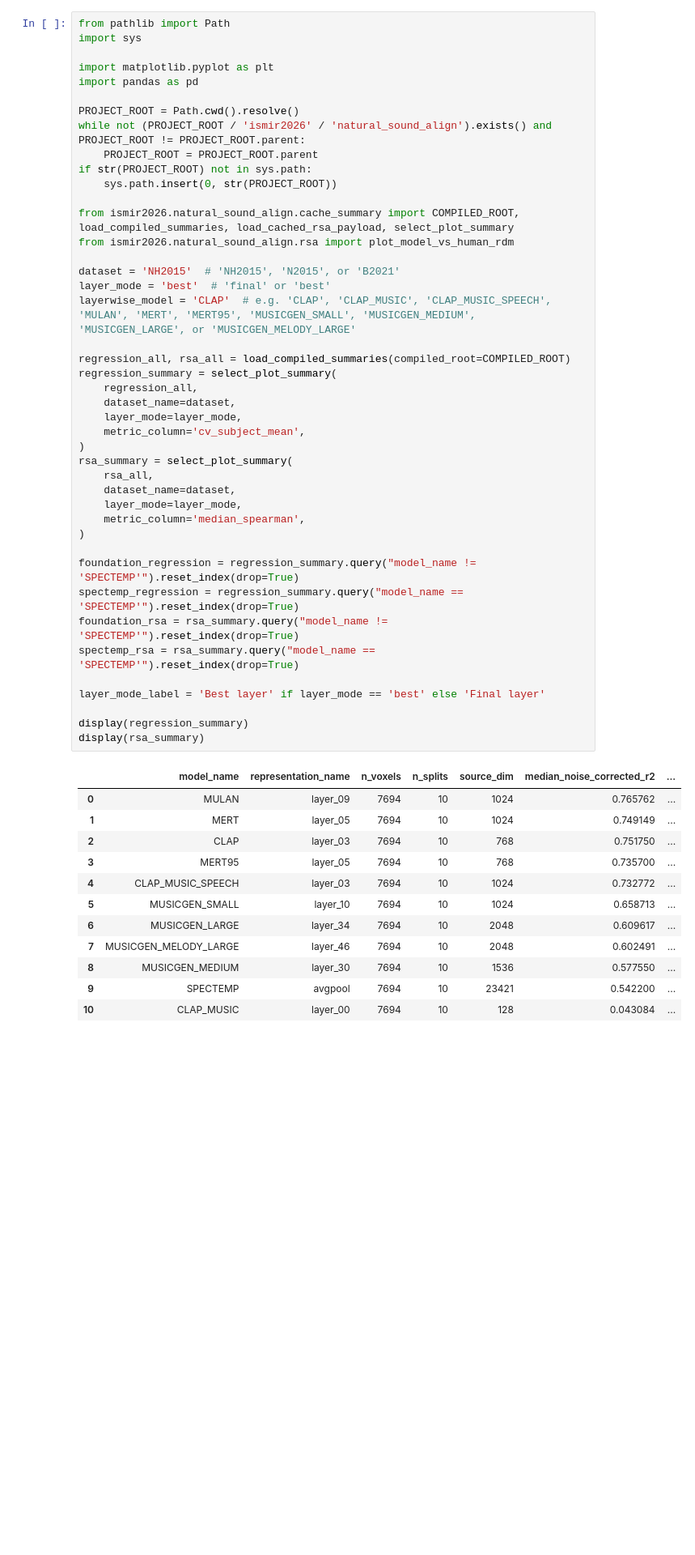
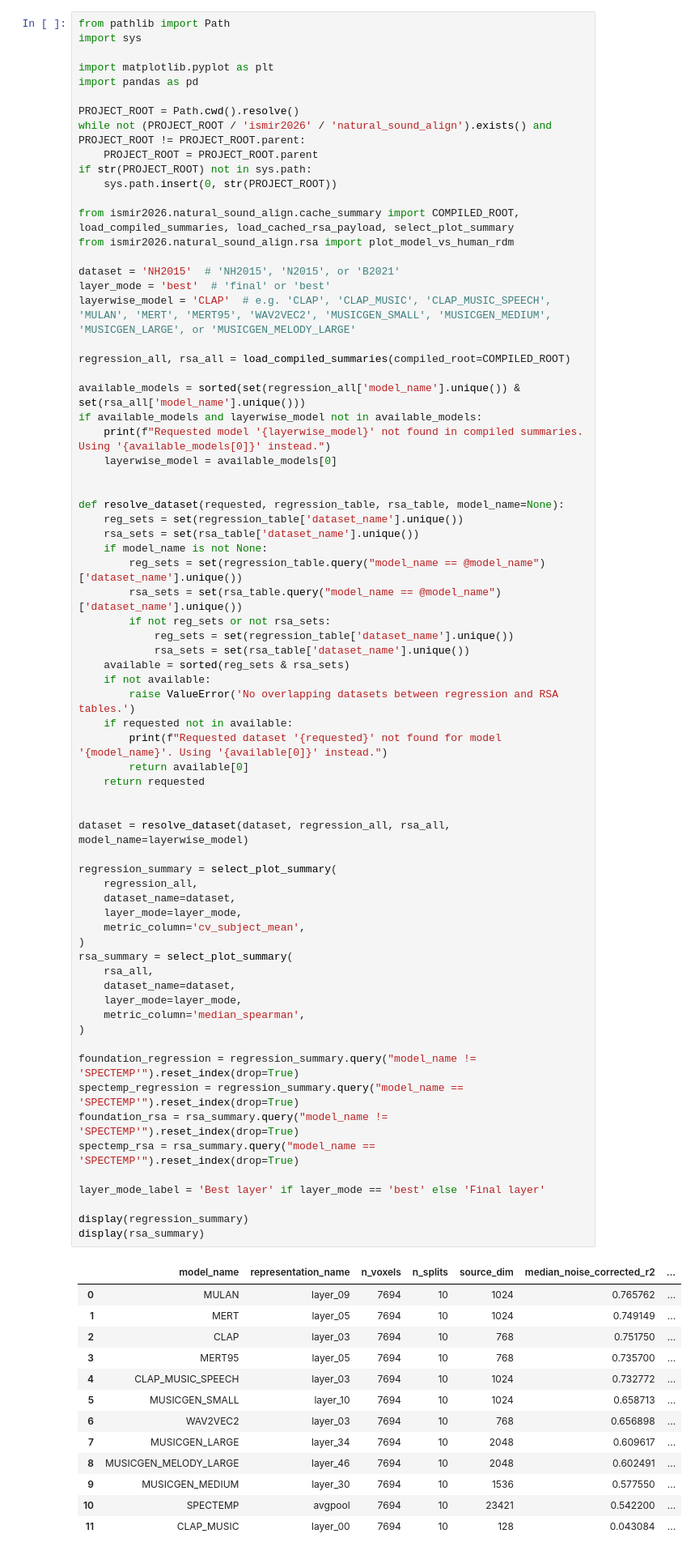
Before and after one commit to Hyunjae-Kim/music-brain-alignment, a Jupyter notebook: natural_sound_align/summary_plot.ipynb, the cells around one changed output. Shown at 81% size. Cells and saved outputs as stored; diff of their text form; blank space fills up the shorter version.

```diff
--- a/natural_sound_align/summary_plot.ipynb
+++ b/natural_sound_align/summary_plot.ipynb
@@ -20,41 +20,69 @@ from ismir2026.natural_sound_align.rsa import plot_model_vs_human_rdm
 
 dataset = 'NH2015'  # 'NH2015', 'N2015', or 'B2021'
 layer_mode = 'best'  # 'final' or 'best'
-layerwise_model = 'CLAP'  # e.g. 'CLAP', 'CLAP_MUSIC', 'CLAP_MUSIC_SPEECH', 'MULAN', 'MERT', 'MERT95', 'MUSICGEN_SMALL', 'MUSICGEN_MEDIUM', 'MUSICGEN_LARGE', or 'MUSICGEN_MELODY_LARGE'
+layerwise_model = 'CLAP'  # e.g. 'CLAP', 'CLAP_MUSIC', 'CLAP_MUSIC_SPEECH', 'MULAN', 'MERT', 'MERT95', 'WAV2VEC2', 'MUSICGEN_SMALL', 'MUSICGEN_MEDIUM', 'MUSICGEN_LARGE', or 'MUSICGEN_MELODY_LARGE'
 
 regression_all, rsa_all = load_compiled_summaries(compiled_root=COMPILED_ROOT)
+
+available_models = sorted(set(regression_all['model_name'].unique()) & set(rsa_all['model_name'].unique()))
+if available_models and layerwise_model not in available_models:
+    print(f"Requested model '{layerwise_model}' not found in compiled summaries. Using '{available_models[0]}' instead.")
+    layerwise_model = available_models[0]
+
+
+def resolve_dataset(requested, regression_table, rsa_table, model_name=None):
+    reg_sets = set(regression_table['dataset_name'].unique())
+    rsa_sets = set(rsa_table['dataset_name'].unique())
+    if model_name is not None:
+        reg_sets = set(regression_table.query("model_name == @model_name")['dataset_name'].unique())
+        rsa_sets = set(rsa_table.query("model_name == @model_name")['dataset_name'].unique())
+        if not reg_sets or not rsa_sets:
+            reg_sets = set(regression_table['dataset_name'].unique())
+            rsa_sets = set(rsa_table['dataset_name'].unique())
+    available = sorted(reg_sets & rsa_sets)
+    if not available:
+        raise ValueError('No overlapping datasets between regression and RSA tables.')
+    if requested not in available:
+        print(f"Requested dataset '{requested}' not found for model '{model_name}'. Using '{available[0]}' instead.")
+        return available[0]
+    return requested
+
+
+dataset = resolve_dataset(dataset, regression_all, rsa_all, model_name=layerwise_model)
+
 regression_summary = select_plot_summary(
     regression_all,
     dataset_name=dataset,
     layer_mode=layer_mode,
     metric_column='cv_subject_mean',
 )
 rsa_summary = select_plot_summary(
     rsa_all,
     dataset_name=dataset,
     layer_mode=layer_mode,
     metric_column='median_spearman',
 )
 
 foundation_regression = regression_summary.query("model_name != 'SPECTEMP'").reset_index(drop=True)
 spectemp_regression = regression_summary.query("model_name == 'SPECTEMP'").reset_index(drop=True)
 foundation_rsa = rsa_summary.query("model_name != 'SPECTEMP'").reset_index(drop=True)
 spectemp_rsa = rsa_summary.query("model_name == 'SPECTEMP'").reset_index(drop=True)
 
 layer_mode_label = 'Best layer' if layer_mode == 'best' else 'Final layer'
 
 display(regression_summary)
 display(rsa_summary)
 # %% [output]
 |  | model_name | representation_name | n_voxels | n_splits | source_dim | median_noise_corrected_r2 | ... |
 | 0 | MULAN | layer_09 | 7694 | 10 | 1024 | 0.765762 | ... |
 | 1 | MERT | layer_05 | 7694 | 10 | 1024 | 0.749149 | ... |
 | 2 | CLAP | layer_03 | 7694 | 10 | 768 | 0.751750 | ... |
 | 3 | MERT95 | layer_05 | 7694 | 10 | 768 | 0.735700 | ... |
 | 4 | CLAP_MUSIC_SPEECH | layer_03 | 7694 | 10 | 1024 | 0.732772 | ... |
 | 5 | MUSICGEN_SMALL | layer_10 | 7694 | 10 | 1024 | 0.658713 | ... |
-| 6 | MUSICGEN_LARGE | layer_34 | 7694 | 10 | 2048 | 0.609617 | ... |
-| 7 | MUSICGEN_MELODY_LARGE | layer_46 | 7694 | 10 | 2048 | 0.602491 | ... |
-| 8 | MUSICGEN_MEDIUM | layer_30 | 7694 | 10 | 1536 | 0.577550 | ... |
-| 9 | SPECTEMP | avgpool | 7694 | 10 | 23421 | 0.542200 | ... |
-| 10 | CLAP_MUSIC | layer_00 | 7694 | 10 | 128 | 0.043084 | ... |
+| 6 | WAV2VEC2 | layer_03 | 7694 | 10 | 768 | 0.656898 | ... |
+| 7 | MUSICGEN_LARGE | layer_34 | 7694 | 10 | 2048 | 0.609617 | ... |
+| 8 | MUSICGEN_MELODY_LARGE | layer_46 | 7694 | 10 | 2048 | 0.602491 | ... |
+| 9 | MUSICGEN_MEDIUM | layer_30 | 7694 | 10 | 1536 | 0.577550 | ... |
+| 10 | SPECTEMP | avgpool | 7694 | 10 | 23421 | 0.542200 | ... |
+| 11 | CLAP_MUSIC | layer_00 | 7694 | 10 | 128 | 0.043084 | ... |
```
Also changed, not shown: parts of 4 cells of this notebook, 53 other files.
